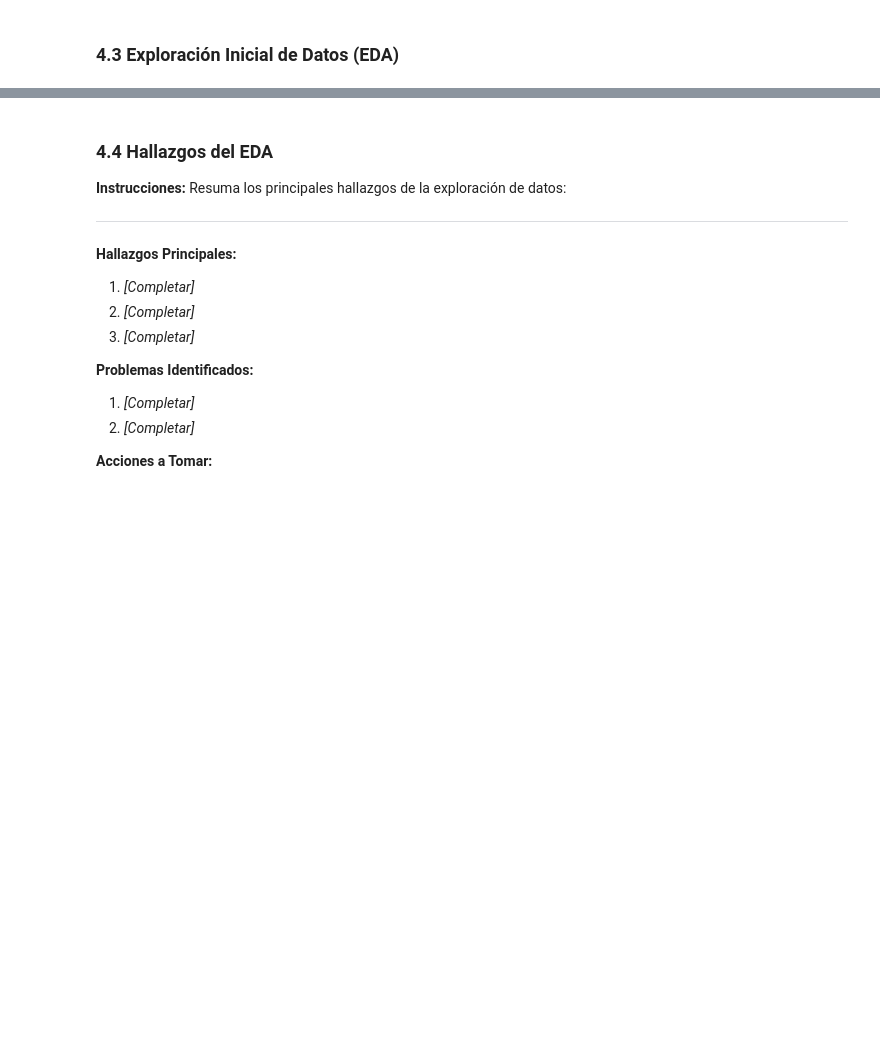
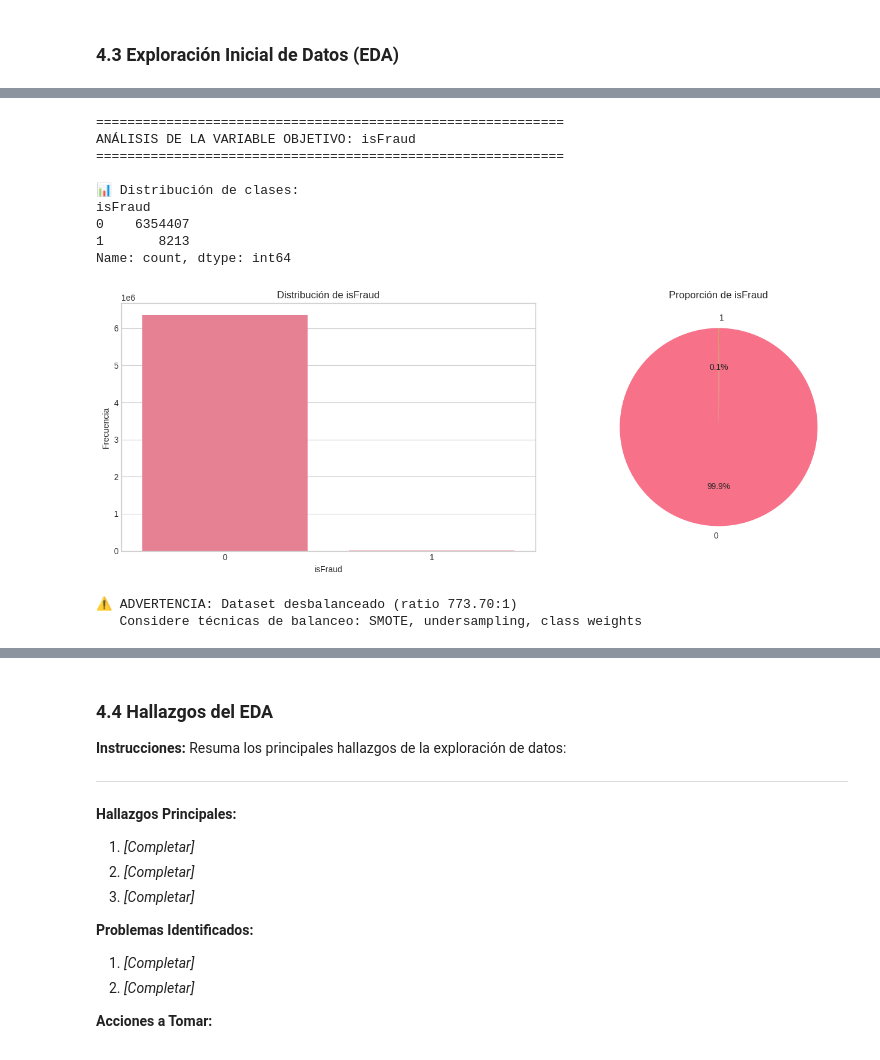
Before and after one commit to ddiazs-cyber/Trabajo-Final---BIG-DATA, a Jupyter notebook: notebooks/final_project.ipynb, the cells around one changed output, grey strips where cells are left out. Cells and saved outputs as stored; diff of their text form; code cells hidden in the pictures; blank space fills up the shorter version.

Commit message:
Exploración de datos - Correlaciones y visualizaciones

```diff
--- a/notebooks/final_project.ipynb
+++ b/notebooks/final_project.ipynb
@@ -355,7 +399,7 @@ else:
 # =====================================================
 
 # COMPLETE: Especifique el nombre de su variable objetivo
-TARGET_COLUMN = 'target'  # Cambie 'target' por el nombre de su variable objetivo
+TARGET_COLUMN = 'isFraud'  # Cambie 'target' por el nombre de su variable objetivo
 
 print("=" * 60)
 print(f"ANÁLISIS DE LA VARIABLE OBJETIVO: {TARGET_COLUMN}")
@@ -378,33 +422,46 @@ if df[TARGET_COLUMN].dtype == 'object' or df[TARGET_COLUMN].nunique() < 20:
 
     # Gráfico de pastel
     axes[1].pie(class_dist.values, labels=class_dist.index, autopct='%1.1f%%', startangle=90)
     axes[1].set_title(f'Proporción de {TARGET_COLUMN}')
 
     plt.tight_layout()
     plt.show()
 
     # Verificar desbalance
     imbalance_ratio = class_dist.max() / class_dist.min()
     if imbalance_ratio > 3:
         print(f"\n⚠️ ADVERTENCIA: Dataset desbalanceado (ratio {imbalance_ratio:.2f}:1)")
         print("   Considere técnicas de balanceo: SMOTE, undersampling, class weights")
 else:
     # Para regresión
     print("\n📊 Estadísticas de la variable objetivo:")
     print(df[TARGET_COLUMN].describe())
 
     fig, axes = plt.subplots(1, 2, figsize=(14, 5))
 
     # Histograma
     sns.histplot(df[TARGET_COLUMN], kde=True, ax=axes[0])
     axes[0].set_title(f'Distribución de {TARGET_COLUMN}')
 
     # Box plot
     sns.boxplot(y=df[TARGET_COLUMN], ax=axes[1])
     axes[1].set_title(f'Box Plot de {TARGET_COLUMN}')
 
     plt.tight_layout()
     plt.show()
+# %% [output]
+============================================================
+ANÁLISIS DE LA VARIABLE OBJETIVO: isFraud
+============================================================
+
+📊 Distribución de clases:
+isFraud
+0    6354407
+1       8213
+Name: count, dtype: int64
+[figure, added]
+⚠️ ADVERTENCIA: Dataset desbalanceado (ratio 773.70:1)
+   Considere técnicas de balanceo: SMOTE, undersampling, class weights
 # %%
 # =====================================================
 # ANÁLISIS DE CORRELACIONES
```
Also changed, not shown: parts of 4 cells of this notebook.
